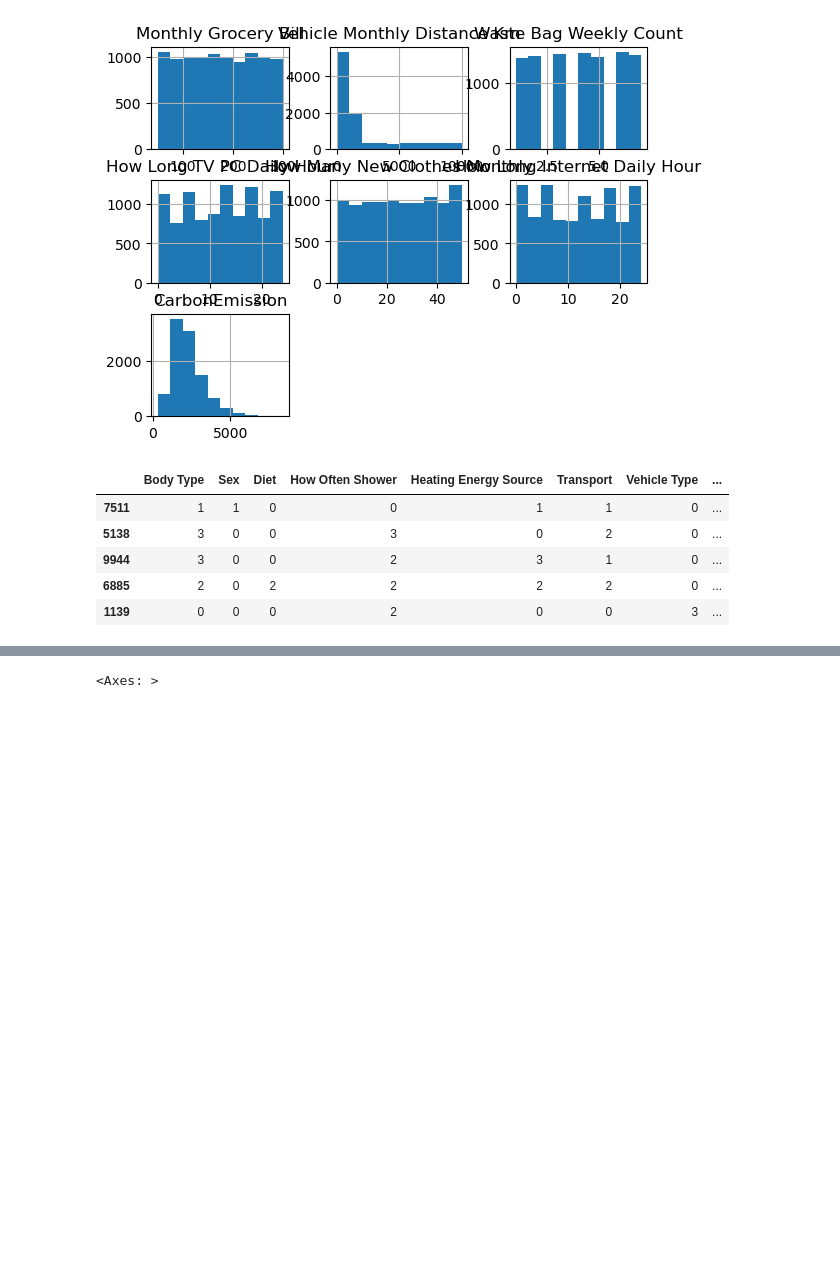
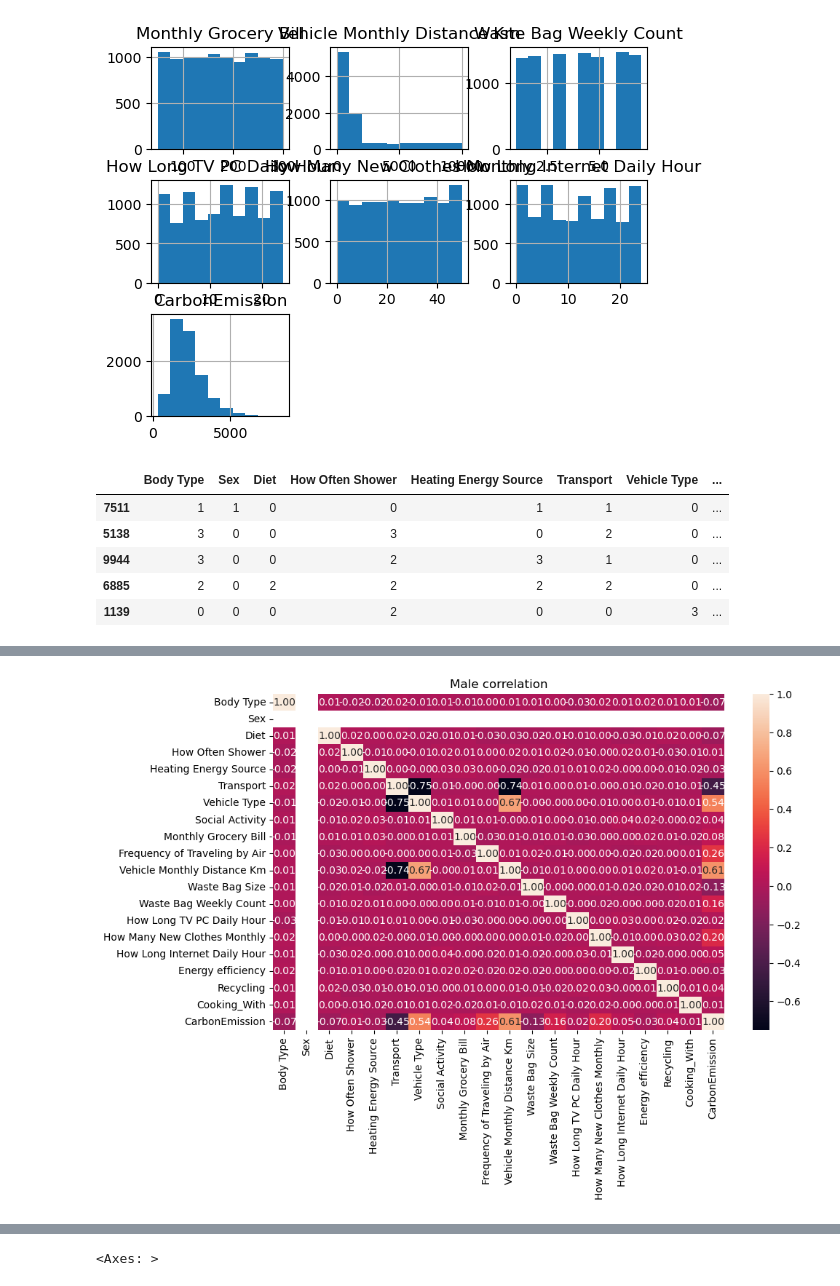
Before and after one commit to cph-oo221/Dat4-BI-Exam, a Jupyter notebook: Main.ipynb, the cells around one changed output, grey strips where cells are left out. Drawn from its saved outputs; the diff is of its cells as text; code cells hidden in the pictures; blank space fills up the shorter version.

```diff
--- a/Main.ipynb
+++ b/Main.ipynb
@@ -194,0 +200,4 @@ plt.show()
+# %%
+# Split dataframe based on sex, and see if theres a difference in the correlation
+df_male = df_numeric[df_numeric['Sex'] == 1]
+df_male
@@ -194,0 +235,10 @@ plt.show()
+# %%
+df_male_corr = df_male.corr()
+df_female_corr = df_female.corr()
+# %%
+plt.figure(figsize=(10,6))
+sns.heatmap(df_male_corr, annot=True, fmt=".2f")
+plt.title('Male correlation')
+plt.show()
+# %% [output]
+[figure, added]
```
Also changed, not shown: parts of 18 cells of this notebook.
